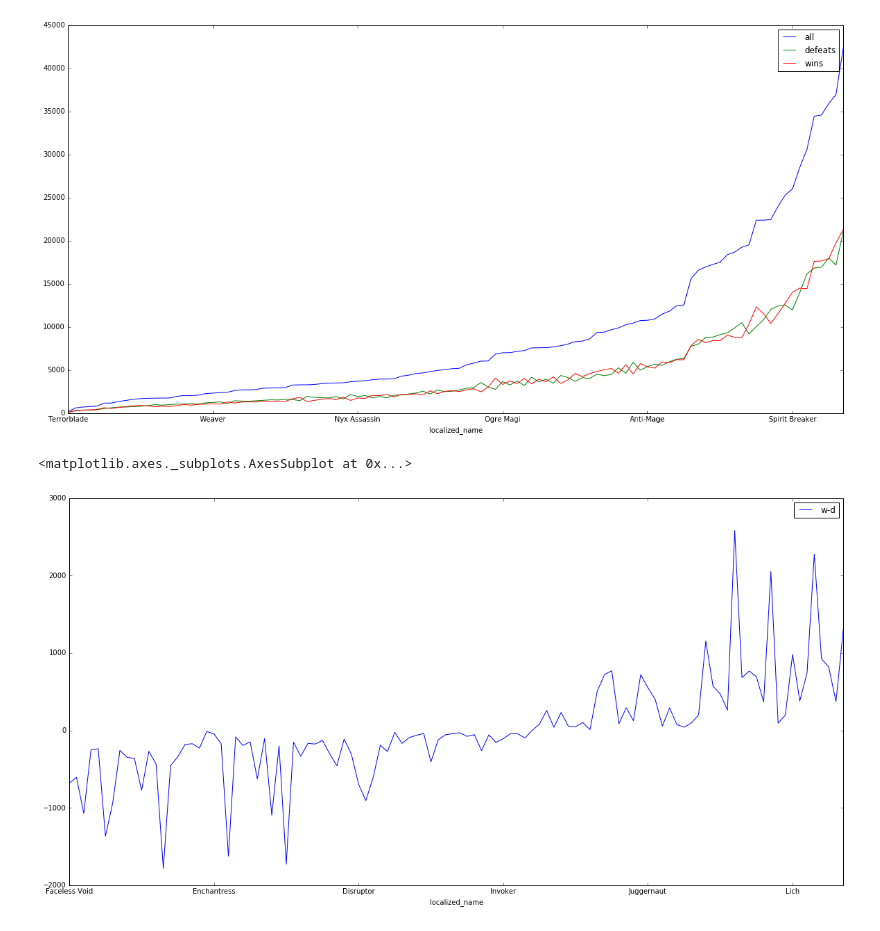
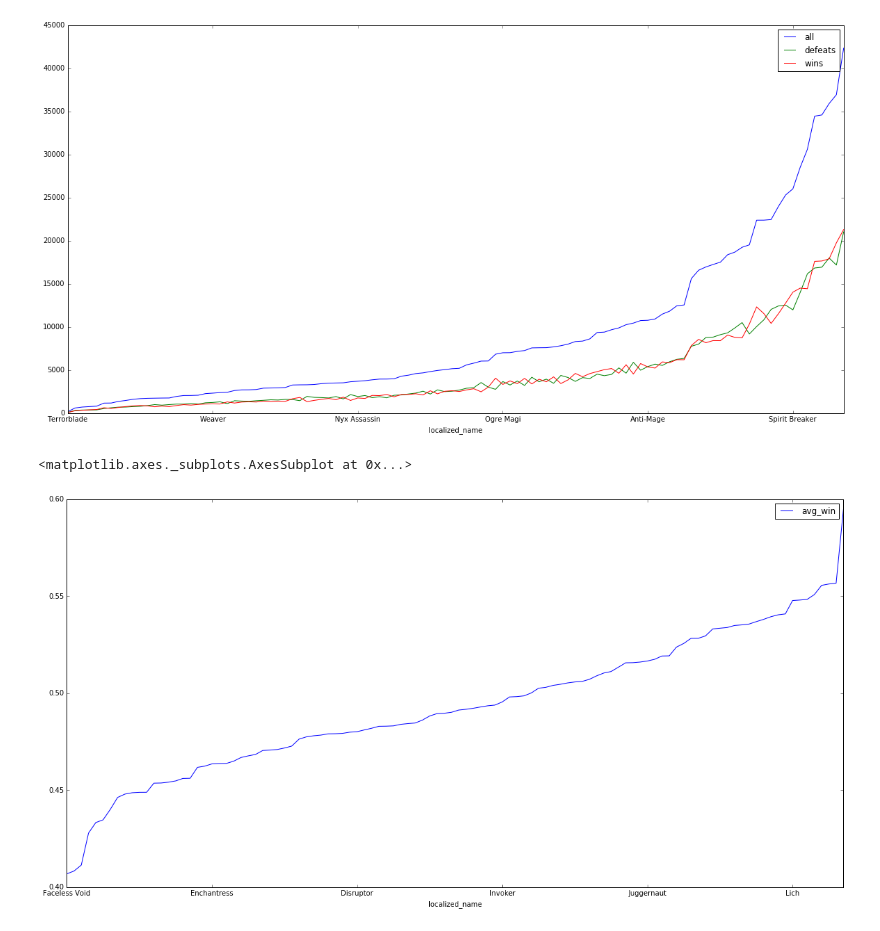
Before and after one commit to senior-sigan/coursera-vvedenie-mashinnoe-obuchenie, a Jupyter notebook: week7/heroes.ipynb, the cells around one changed output. Saved outputs shown, nothing was run; the diff lists cells and outputs as text; code cells hidden in the pictures.

```diff
--- a/week7/heroes.ipynb
+++ b/week7/heroes.ipynb
@@ -88,7 +88,7 @@ df.sort_values(['all']).filter(['localized_name','all', 'defeats', 'wins']).plot
 <matplotlib.axes._subplots.AxesSubplot at 0x...>
 [figure]
 # %%
-df.sort_values(['avg_win']).filter(['localized_name','w-d']).plot(x='localized_name')
+df.sort_values(['avg_win']).filter(['localized_name','avg_win']).plot(x='localized_name')
 # %% [output]
 <matplotlib.axes._subplots.AxesSubplot at 0x...>
-[figure, old version]
+[figure, new version]
```
Also changed, not shown: parts of 6 cells of this notebook.
